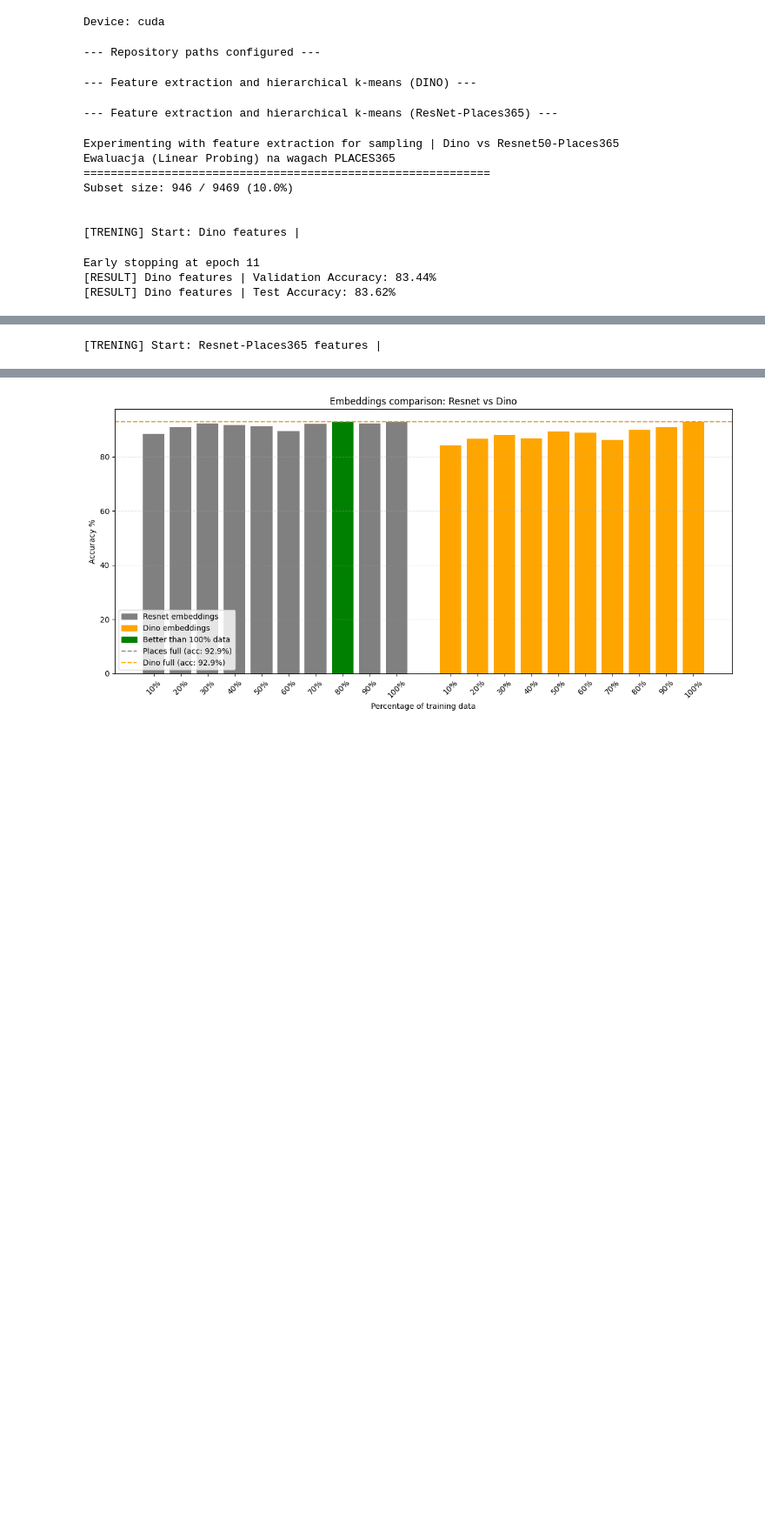
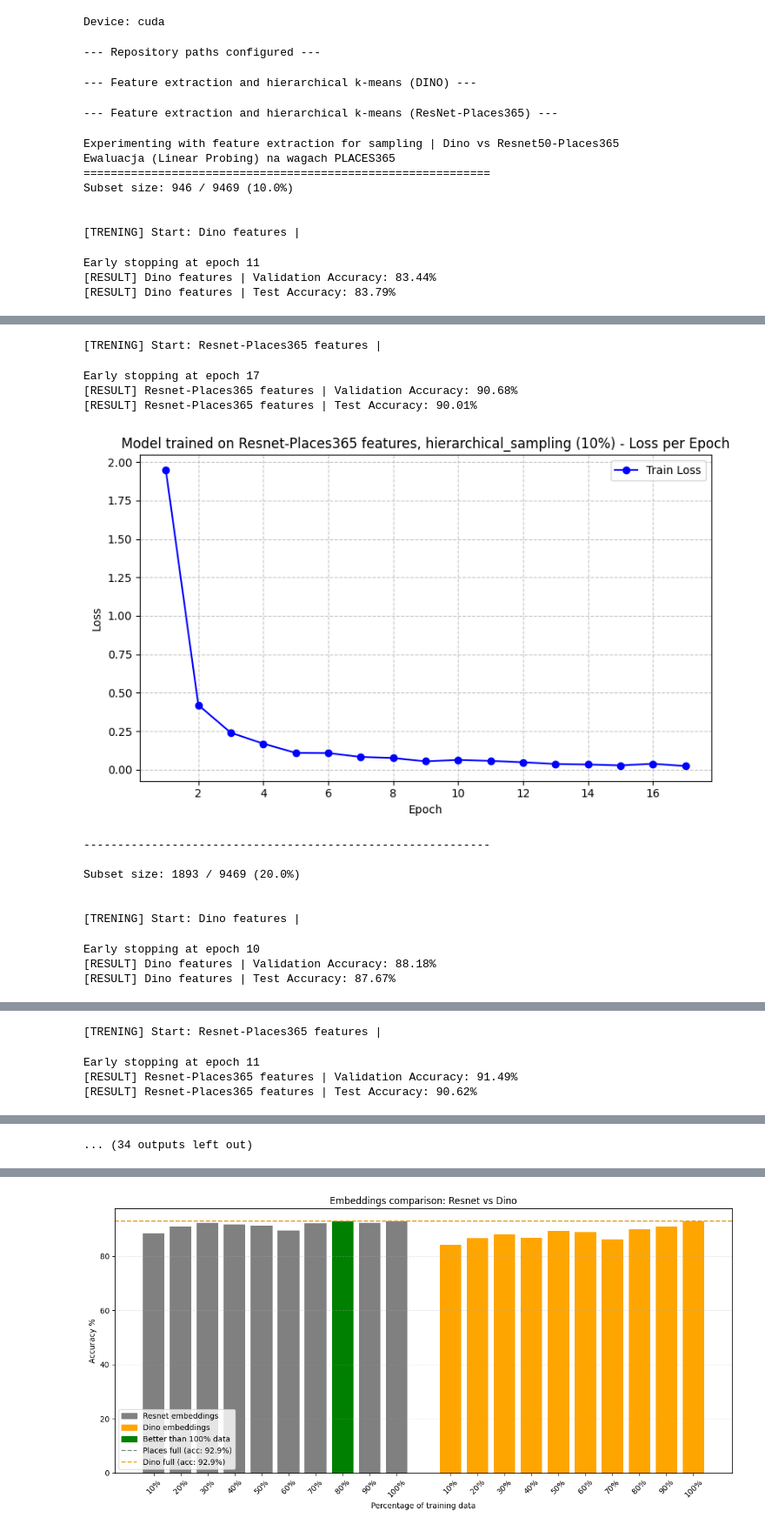
Before and after one commit to Micaet/WB2_Project, a Jupyter notebook: imagenette_places_training_extended.ipynb, the cells around one changed output, grey strips where cells are left out. Shown at 87% size. Saved outputs shown, nothing was run; the diff lists cells and outputs as text; code cells hidden in the pictures; blank space fills up the shorter version.

Commit message:
proper test accuracy, sampling histogram

```diff
--- a/imagenette_places_training_extended.ipynb
+++ b/imagenette_places_training_extended.ipynb
@@ -239,7 +239,7 @@ def get_dino_embedings(dataset, batch_size=128):
     all_embedings = []
     with torch.inference_mode(), torch.amp.autocast("cuda"):
         extr_loader = DataLoader(dataset, batch_size=batch_size, shuffle=False, num_workers=0)
-        for imgs, _ in tqdm(extr_loader, desc="Dino Feature extraction"):
+        for imgs, labels in tqdm(extr_loader, desc="Dino Feature extraction"):
             imgs = imgs.to(device)
             outputs = extractor(imgs)
             embedings = outputs.last_hidden_state[:,0,:]
@@ -320,10 +320,11 @@ def train_model(model, criterion, optimizer, train_loader, val_dataloader, test_
         model.load_state_dict(best_state)
     model.eval()
 
-    correct = 0
-    total = 0
+    accuracy_dict={}
     with torch.inference_mode():
         for loader, label in [(val_dataloader, "Validation"), (test_dataloader, "Test")]:
+            correct = 0
+            total = 0
             for imgs, labels in loader:
                 imgs, labels = imgs.to(device), labels.to(device)
                 outputs = model(imgs)
@@ -332,8 +333,10 @@ def train_model(model, criterion, optimizer, train_loader, val_dataloader, test_
                 correct += (predicted == labels).sum().item()
 
             accuracy = 100 * correct / total
+            accuracy_dict[label] = accuracy_dict
             print(f"[RESULT] {title} {label} Accuracy: {accuracy:.2f}%")
-    return accuracy, losses
+
+    return accuracy_dict["Test"], losses
 # %%
 import matplotlib.pyplot as plt
 
@@ -386,7 +389,7 @@ print("="*60)
 
 percentages = [0.1, 0.2, 0.3, 0.4, 0.5, 0.6, 0.7, 0.8, 0.9, 1.0]
 results_embedings = pd.DataFrame(columns=["clustering_method","embedings", "percentage", "accuracy", "losses"])
-
+sampling_embedings = pd.DataFrame(columns=["clustering_method","embedings", "subset"])
 for clustering_method in CLUSTERING_METHODS:
     for p in percentages:
         label = f"{int(p * 100)}%"
@@ -395,6 +398,7 @@ for clustering_method in CLUSTERING_METHODS:
         print()
 
         # -------------- trening modelu (LP, sampling z DINO) --------------------
+        embedings_name ="Dino"
         if p < 1.0:
             if clustering_method == "hierarchical_sampling":
                 idx = hs.hierarchical_sampling(cl_dino, target_size=target_size)
@@ -408,6 +412,13 @@ for clustering_method in CLUSTERING_METHODS:
             current_ds = Subset(train_dataset, idx)
         else:
             current_ds = train_dataset
+
+        new_row = pd.DataFrame({
+            "clustering_method":[clustering_method],
+            'embedings':[embedings_name],
+            "subset":[current_ds]
+        })
+        sampling_embedings = pd.concat([sampling_embedings,new_row],axis=0)
 
         set_seed(SEED)
         # TWORZYMY MODEL RESNET50 Z WAGAMI PLACES365 DO EWALUACJI!
@@ -425,11 +436,11 @@ for clustering_method in CLUSTERING_METHODS:
                                 )
 
         plot_training_curve(losses, title=f"Model trained on DINO features, {clustering_method} ({p*100:.0f}%)")
-        embedings_name ="Dino"
         results_embedings.loc[len(results_embedings),] = {"clustering_method":clustering_method,'embedings':embedings_name, "percentage":label, "accuracy":acc, "losses":losses}
         print()
 
         # -------------- trening modelu (LP, sampling z Resnet-Places365) --------------------
+        embedings_name ="Resnet-Places365"
         if p < 1.0:
             if clustering_method == "hierarchical_sampling":
                 idx = hs.hierarchical_sampling(cl_places, target_size=target_size)
@@ -442,6 +453,13 @@ for clustering_method in CLUSTERING_METHODS:
             current_ds = Subset(train_dataset, idx)
         else:
             current_ds = train_dataset
+
+        new_row = pd.DataFrame({
+            "clustering_method":[clustering_method],
+            'embedings':[embedings_name],
+            "subset":[current_ds]
+        })
+        sampling_embedings = pd.concat([sampling_embedings,new_row],axis=0)
 
         set_seed(SEED)
         # TWORZYMY MODEL RESNET50 Z WAGAMI PLACES365 DO EWALUACJI!
@@ -453,32 +471,44 @@ for clustering_method in CLUSTERING_METHODS:
                                 DataLoader(current_ds, batch_size=batch_size, shuffle=True, num_workers=0,
                                         generator=torch.Generator().manual_seed(SEED)),
                                 test_loader, val_loader, device,
                                 "Resnet-Places365 features |",
                                 max_epochs=MAX_EPOCHS, early_stopping=True, patience=EARLY_STOPPING_PATIENCE,
                                 epoch_tqdm=True, loader_tqdm=False
                                 )
         plot_training_curve(losses, title=f"Model trained on Resnet-Places365 features, {clustering_method} ({p*100:.0f}%)")
-        embedings_name ="Resnet-Places365"
         results_embedings.loc[len(results_embedings),] = {"clustering_method":clustering_method,'embedings':embedings_name, "percentage":label, "accuracy":acc, "losses":losses}
         print()
         print("-"*60)
         print()
 
 # save results to pkl for later evaluation and plotting
 results_embedings.to_pickle("experiment_results.pkl")
 
 # can later be loaded with:
 # loaded_results = pd.read_pickle("experiment_results.pkl") --- IGNORE ---
 # %% [output]
 Experimenting with feature extraction for sampling | Dino vs Resnet50-Places365
 Ewaluacja (Linear Probing) na wagach PLACES365
 ============================================================
 Subset size: 946 / 9469 (10.0%)
 
 
 [TRENING] Start: Dino features |
 Early stopping at epoch 11
 [RESULT] Dino features | Validation Accuracy: 83.44%
-[RESULT] Dino features | Test Accuracy: 83.62%
+[RESULT] Dino features | Test Accuracy: 83.79%
 [figure]
 [TRENING] Start: Resnet-Places365 features |
+Early stopping at epoch 17
+[RESULT] Resnet-Places365 features | Validation Accuracy: 90.68%
+[RESULT] Resnet-Places365 features | Test Accuracy: 90.01%
+[figure, added]
+------------------------------------------------------------
+
+Subset size: 1893 / 9469 (20.0%)
+
+
+[TRENING] Start: Dino features |
+Early stopping at epoch 10
+[RESULT] Dino features | Validation Accuracy: 88.18%
+[RESULT] Dino features | Test Accuracy: 87.67%
@@ -484,0 +516,4 @@ Early stopping at epoch 11
+[TRENING] Start: Resnet-Places365 features |
+Early stopping at epoch 11
+[RESULT] Resnet-Places365 features | Validation Accuracy: 91.49%
+[RESULT] Resnet-Places365 features | Test Accuracy: 90.62%
@@ -484,0 +521 @@ Early stopping at epoch 11
+... (34 outputs left out)
```
Also changed, not shown: parts of 2 cells of this notebook.
